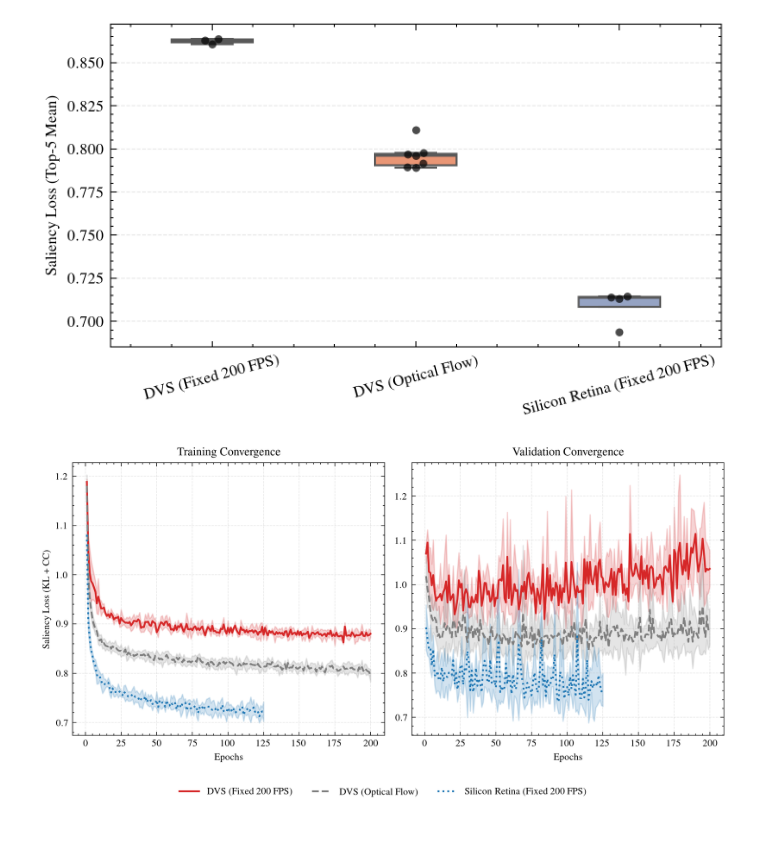
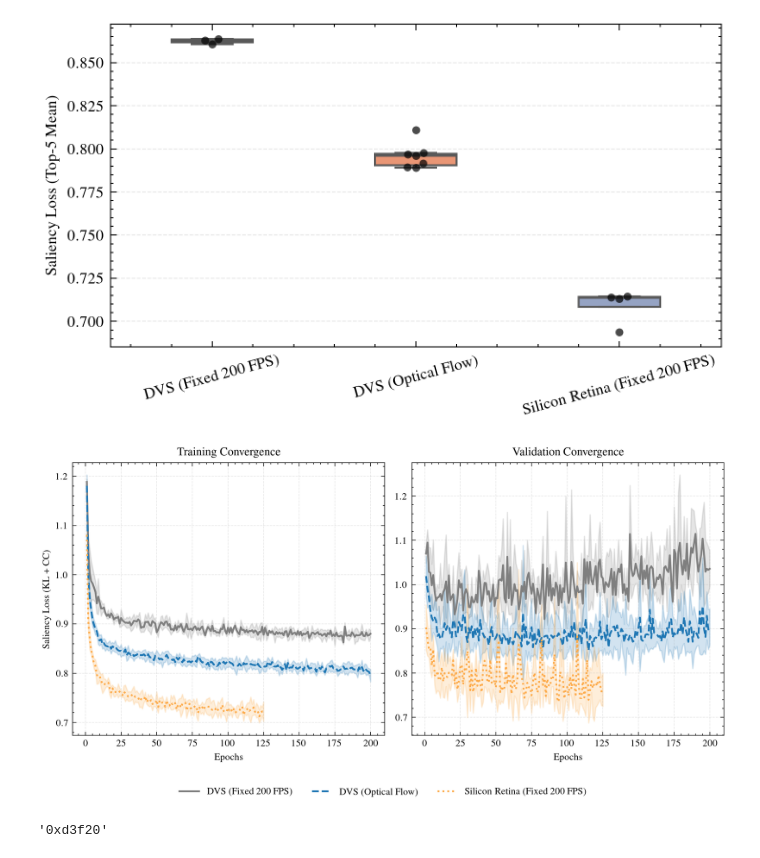
Before and after one commit to mlewandowski0/sillicon-retina, a Jupyter notebook: paper-figures/analysis_saliency.ipynb, the cells around one changed output. Cells and saved outputs as stored; diff of their text form; code cells hidden in the pictures.

Commit message:
changes to colorscheme

```diff
--- a/paper-figures/analysis_saliency.ipynb
+++ b/paper-figures/analysis_saliency.ipynb
@@ -1283,9 +1282,9 @@ for key, cols in groups_train.items():
 
 # Explicit, high-contrast colorscheme
 colors = {
-    "DVS (Fixed 200 FPS)": "#d62728",
-    "DVS (Optical Flow)": "#7f7f7f",
-    "Silicon Retina (Fixed 200 FPS)": "#1f77b4"
+    "DVS (Fixed 200 FPS)": "#7f7f7f",
+    "DVS (Optical Flow)": "#1f77b4",
+    "Silicon Retina (Fixed 200 FPS)": "#fdaa48"
 }
 
 # Extract mean and std by aligning non-NaN sequences as true epochs
@@ -1315,31 +1314,31 @@ for group_name, cols in groups_train.items():
     if epochs is not None:
         ax1.plot(epochs, mean, label=group_name, color=colors[group_name], linewidth=1.5)
         ax1.fill_between(epochs, mean - std, mean + std, color=colors[group_name], alpha=0.2)
 
 # Plot Validation Curves
 for group_name, cols in groups_val.items():
     epochs, mean, std = get_curve_stats(df_val, cols)
     if epochs is not None:
         ax2.plot(epochs, mean, label=group_name, color=colors[group_name], linewidth=1.5)
         ax2.fill_between(epochs, mean - std, mean + std, color=colors[group_name], alpha=0.2)
 
 # Formatting
 ax1.set_title('Training Convergence')
 ax1.set_xlabel('Epochs')
 ax1.set_ylabel('Saliency Loss (KL + CC)')
 ax1.grid(True, linestyle='--', alpha=0.3)
 
 ax2.set_title('Validation Convergence')
 ax2.set_xlabel('Epochs')
 ax2.grid(True, linestyle='--', alpha=0.3)
 
 # Shared legend placed optimally
 lines, labels = ax1.get_legend_handles_labels()
 fig.legend(lines, labels, loc='lower center', ncol=3, bbox_to_anchor=(0.5, -0.05), fontsize=8)
 
 plt.tight_layout()
 plt.subplots_adjust(bottom=0.15)
 plt.savefig('upsampling_convergence_curves_fixed.png')
 plt.show()
 # %% [output]
-[figure, old version]
+[figure, new version]
@@ -1345,0 +1347,4 @@ plt.show()
+# %%
+hex(int(255 * retina_colors[1][0])) + hex(int(255 * retina_colors[1][1]))[2:] + hex(int(255 * retina_colors[1][2]))[2:]
+# %% [output]
+'0xd3f20'
```
Also changed, not shown: parts of 7 cells of this notebook, 8 other files.
